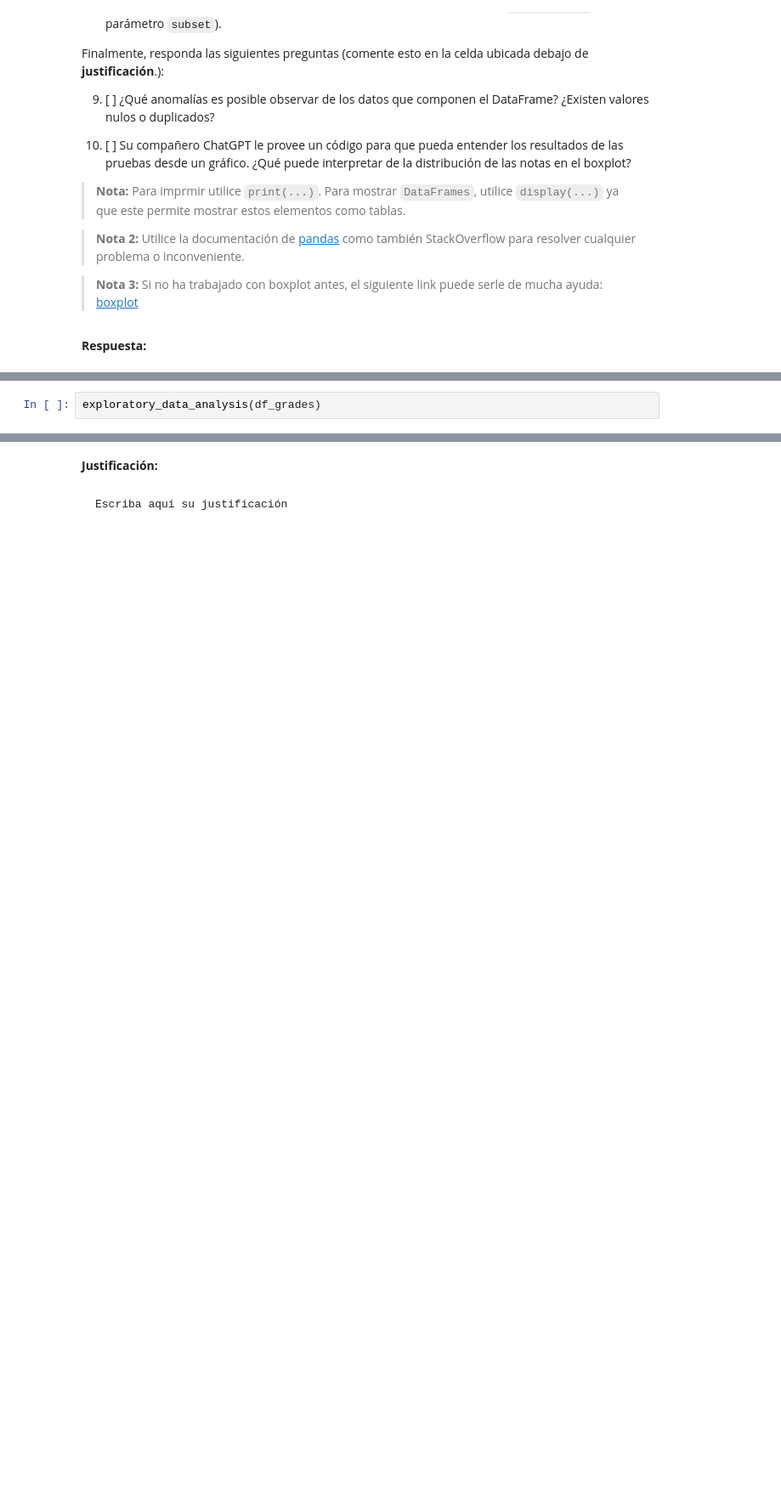
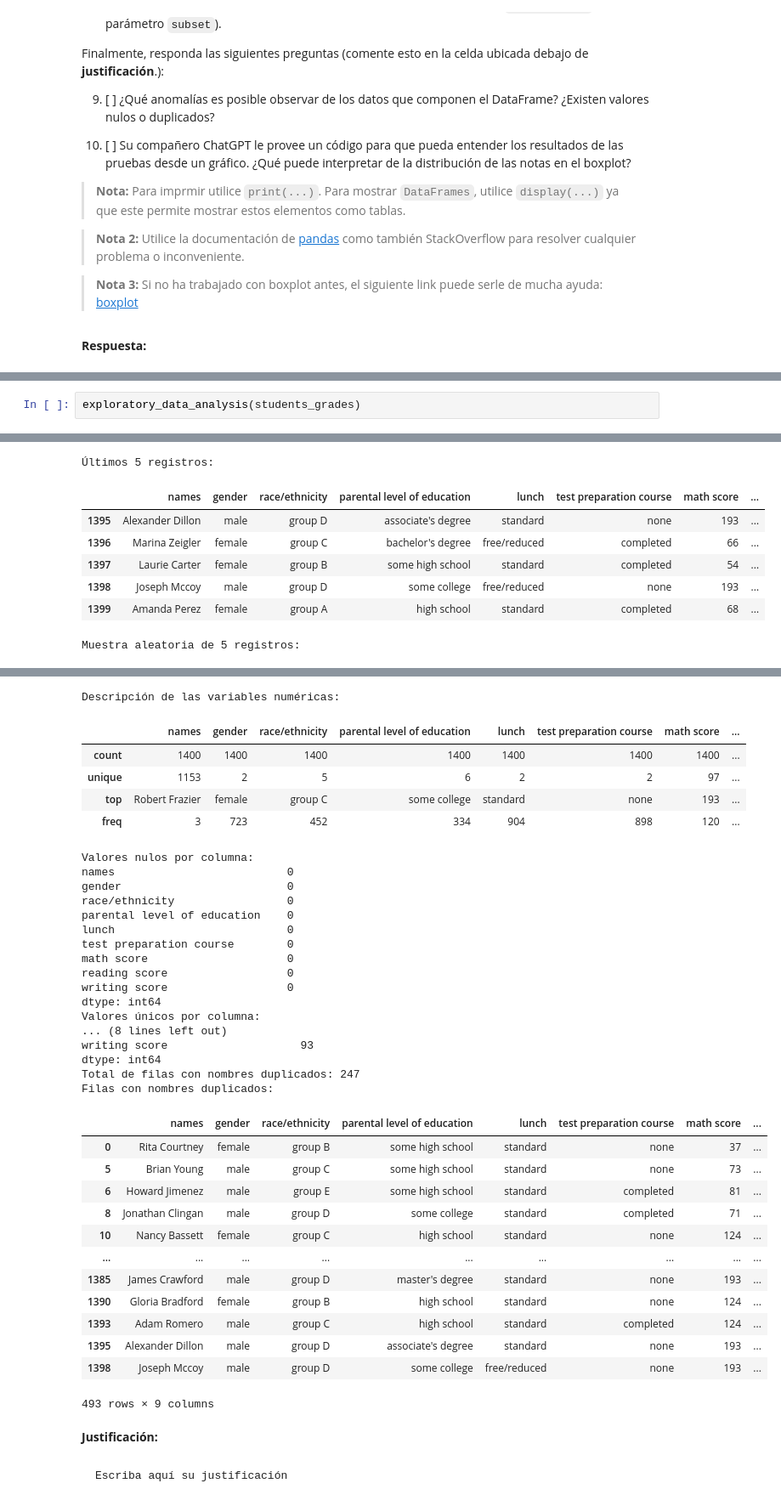
Before and after one commit to Qajirr/MDS7202-Labs, a Jupyter notebook: Lab 3 - Pandas/Lab3.ipynb, the cells around one changed output, grey strips where cells are left out. Shown at 85% size. Drawn from its saved outputs; the diff is of its cells as text; blank space fills up the shorter version.

```diff
--- a/Lab 3 - Pandas/Lab3.ipynb
+++ b/Lab 3 - Pandas/Lab3.ipynb
@@ -209,4 +282,5 @@ fig = px.box(
 )
 fig.show()
 # %%
-exploratory_data_analysis(df_grades)
+exploratory_data_analysis(students_grades)
+# %% [output]
@@ -212,0 +296,8 @@ exploratory_data_analysis(df_grades)
+Últimos 5 registros:
+|  | names | gender | race/ethnicity | parental level of education | lunch | test preparation course | math score | ... |
+| 1395 | Alexander Dillon | male | group D | associate's degree | standard | none | 193 | ... |
+| 1396 | Marina Zeigler | female | group C | bachelor's degree | free/reduced | completed | 66 | ... |
+| 1397 | Laurie Carter | female | group B | some high school | standard | completed | 54 | ... |
+| 1398 | Joseph Mccoy | male | group D | some college | free/reduced | none | 193 | ... |
+| 1399 | Amanda Perez | female | group A | high school | standard | completed | 68 | ... |
+Muestra aleatoria de 5 registros:
@@ -213,3 +310,39 @@ exploratory_data_analysis(df_grades)
+Descripción de las variables numéricas:
+|  | names | gender | race/ethnicity | parental level of education | lunch | test preparation course | math score | ... |
+| count | 1400 | 1400 | 1400 | 1400 | 1400 | 1400 | 1400 | ... |
+| unique | 1153 | 2 | 5 | 6 | 2 | 2 | 97 | ... |
+| top | Robert Frazier | female | group C | some college | standard | none | 193 | ... |
+| freq | 3 | 723 | 452 | 334 | 904 | 898 | 120 | ... |
+Valores nulos por columna:
+names                          0
+gender                         0
+race/ethnicity                 0
+parental level of education    0
+lunch                          0
+test preparation course        0
+math score                     0
+reading score                  0
+writing score                  0
+dtype: int64
+Valores únicos por columna:
+... (8 lines left out)
+writing score                    93
+dtype: int64
+Total de filas con nombres duplicados: 247
+Filas con nombres duplicados:
+|  | names | gender | race/ethnicity | parental level of education | lunch | test preparation course | math score | ... |
+| 0 | Rita Courtney | female | group B | some high school | standard | none | 37 | ... |
+| 5 | Brian Young | male | group C | some high school | standard | none | 73 | ... |
+| 6 | Howard Jimenez | male | group E | some high school | standard | completed | 81 | ... |
+| 8 | Jonathan Clingan | male | group D | some college | standard | completed | 71 | ... |
+| 10 | Nancy Bassett | female | group C | high school | standard | none | 124 | ... |
+| ... | ... | ... | ... | ... | ... | ... | ... | ... |
+| 1385 | James Crawford | male | group D | master's degree | standard | none | 193 | ... |
+| 1390 | Gloria Bradford | female | group B | high school | standard | none | 124 | ... |
+| 1393 | Adam Romero | male | group C | high school | standard | completed | 124 | ... |
+| 1395 | Alexander Dillon | male | group D | associate's degree | standard | none | 193 | ... |
+| 1398 | Joseph Mccoy | male | group D | some college | free/reduced | none | 193 | ... |
+493 rows × 9 columns
 # %% [markdown]
 **Justificación:**
 # %% [markdown]
```
Also changed, not shown: parts of 10 cells of this notebook.
